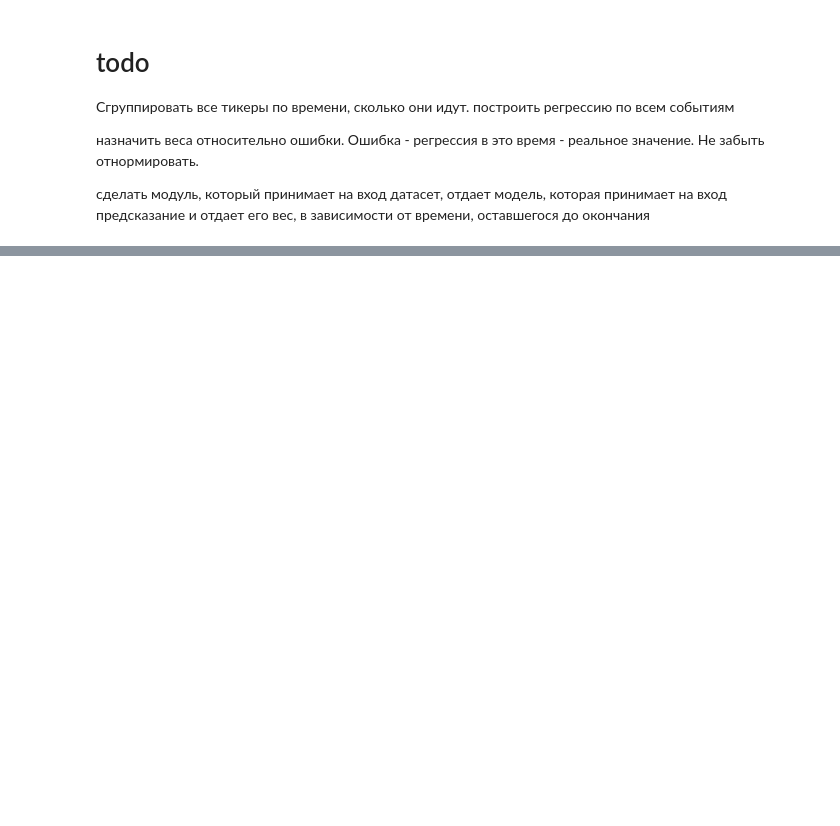
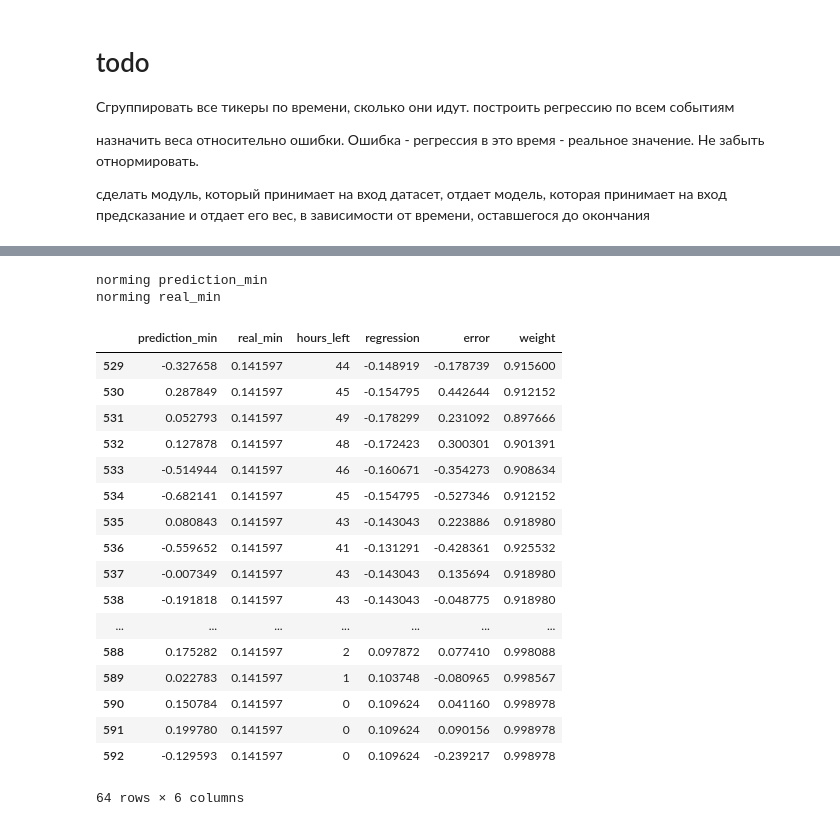
Before and after one commit to yurieasy/Cindicator_hackaton, a Jupyter notebook: visual.ipynb, the cells around one changed output, grey strips where cells are left out. Drawn from its saved outputs; the diff is of its cells as text; code cells hidden in the pictures; blank space fills up the shorter version.

```diff
--- a/visual.ipynb
+++ b/visual.ipynb
@@ -175,0 +299,25 @@ plt.show()
+# %%
+# group by hour
+# coef = 1 - (regr(x) - real(x))
+
+def normalize_by_real_min(series, name='real_min'):
+    return series[name] / 2 * series.real_min.mean()
+
+def get_event(df):
+    event_id = "bf8aa2ad-4ecb-4e5c-bb9d-a9b095a1ccc6"
+    event = df.groupby('event_id').get_group(event_id)
+    return event
+# %%
+import warnings
+warnings.simplefilter('ignore')
+
+event = get_event()
+event = get_regression(event)
+
+
+def get_weights(event):
+    event['weight'] = 1 - (event['regression'] - event['real_min'])**2
+    return event
+
+
+get_weights(event)
@@ -175,0 +364,41 @@ plt.show()
+# %%
+event = get_event()
+# event = group_by_hour(event)
+event.hours_left
+
+def norm_by(df, what_to, by):
+    by = df[by].copy()
+    for name in what_to:
+        print('norming {}'.format(name))
+        df[name] = (df[name] - by.mean()) / (by.max() - by.min())
+
+    return df
+    # return (df - df[name].mean()) / (df[name].max() - df[name].min())
+
+weighted = event[['prediction_min', 'real_min', 'hours_left']]
+weighted = norm_by(weighted, ['prediction_min', 'real_min'], 'prediction_min')
+weighted = get_regression(weighted)
+weighted = get_weights(weighted)
+weighted
+# (weighted['prediction_min'] - df['real_min']
+# %% [output]
+norming prediction_min
+norming real_min
+|  | prediction_min | real_min | hours_left | regression | error | weight |
+| 529 | -0.327658 | 0.141597 | 44 | -0.148919 | -0.178739 | 0.915600 |
+| 530 | 0.287849 | 0.141597 | 45 | -0.154795 | 0.442644 | 0.912152 |
+| 531 | 0.052793 | 0.141597 | 49 | -0.178299 | 0.231092 | 0.897666 |
+| 532 | 0.127878 | 0.141597 | 48 | -0.172423 | 0.300301 | 0.901391 |
+| 533 | -0.514944 | 0.141597 | 46 | -0.160671 | -0.354273 | 0.908634 |
+| 534 | -0.682141 | 0.141597 | 45 | -0.154795 | -0.527346 | 0.912152 |
+| 535 | 0.080843 | 0.141597 | 43 | -0.143043 | 0.223886 | 0.918980 |
+| 536 | -0.559652 | 0.141597 | 41 | -0.131291 | -0.428361 | 0.925532 |
+| 537 | -0.007349 | 0.141597 | 43 | -0.143043 | 0.135694 | 0.918980 |
+| 538 | -0.191818 | 0.141597 | 43 | -0.143043 | -0.048775 | 0.918980 |
+| ... | ... | ... | ... | ... | ... | ... |
+| 588 | 0.175282 | 0.141597 | 2 | 0.097872 | 0.077410 | 0.998088 |
+| 589 | 0.022783 | 0.141597 | 1 | 0.103748 | -0.080965 | 0.998567 |
+| 590 | 0.150784 | 0.141597 | 0 | 0.109624 | 0.041160 | 0.998978 |
+| 591 | 0.199780 | 0.141597 | 0 | 0.109624 | 0.090156 | 0.998978 |
+| 592 | -0.129593 | 0.141597 | 0 | 0.109624 | -0.239217 | 0.998978 |
+64 rows × 6 columns
```
Also changed, not shown: parts of 36 cells of this notebook.
